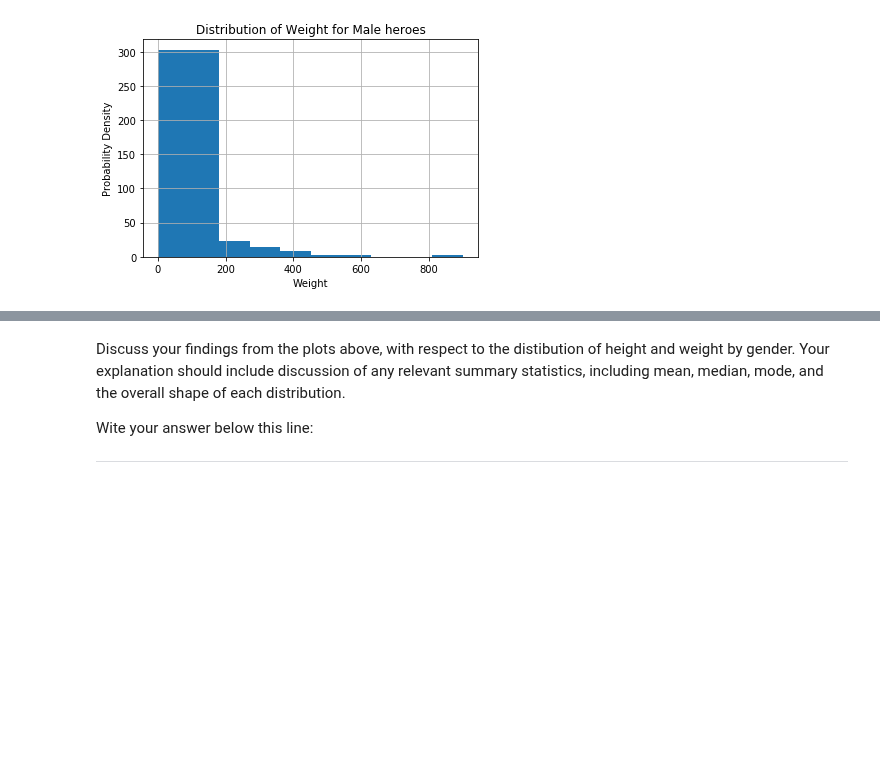
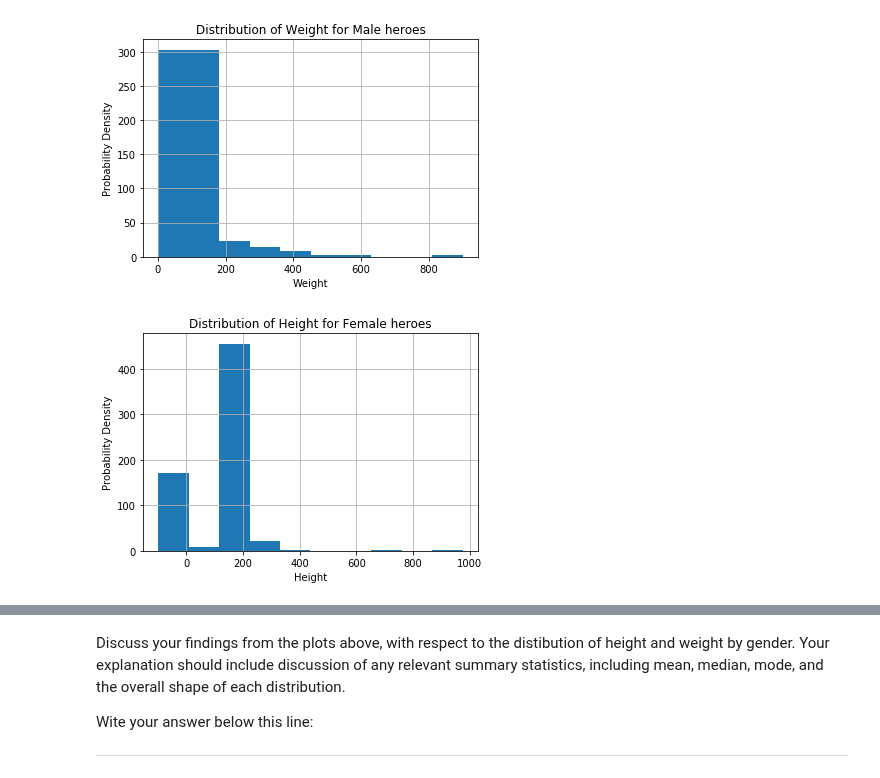
Before and after one commit to AlludedCrabb/dsc-1-04-13-project-data-cleaning-seattle-ds-career-040119, a Jupyter notebook: index.ipynb, the cells around one changed output, grey strips where cells are left out. Drawn from its saved outputs; the diff is of its cells as text; code cells hidden in the pictures; blank space fills up the shorter version.

```diff
--- a/index.ipynb
+++ b/index.ipynb
@@ -222,6 +222,8 @@ show_distplot(heroes_and_powers_df,'Male','Weight')
 [figure]
 # %%
 # Female Height
-show_distplot(heroes_and_powers_df,'Female','Heig')
+show_distplot(heroes_and_powers_df,'Female','Height')
+# %% [output]
+[figure, added]
 # %%
 # Female Weight
```
Also changed, not shown: parts of 1 cell of this notebook.
